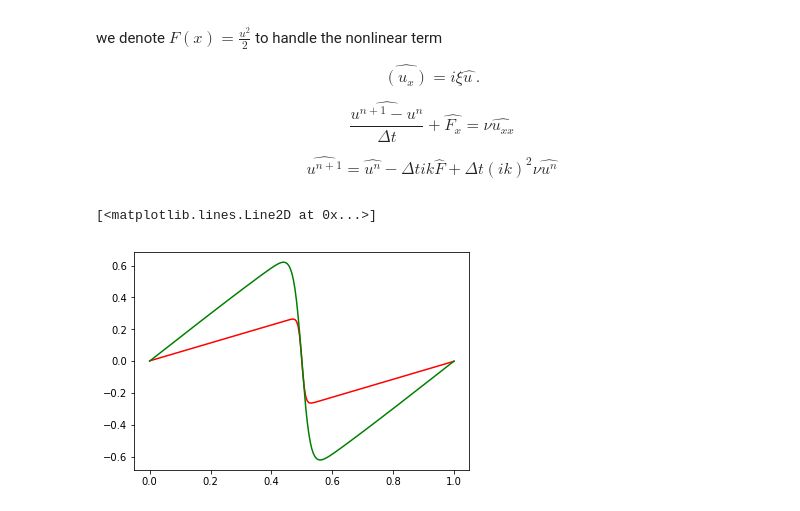
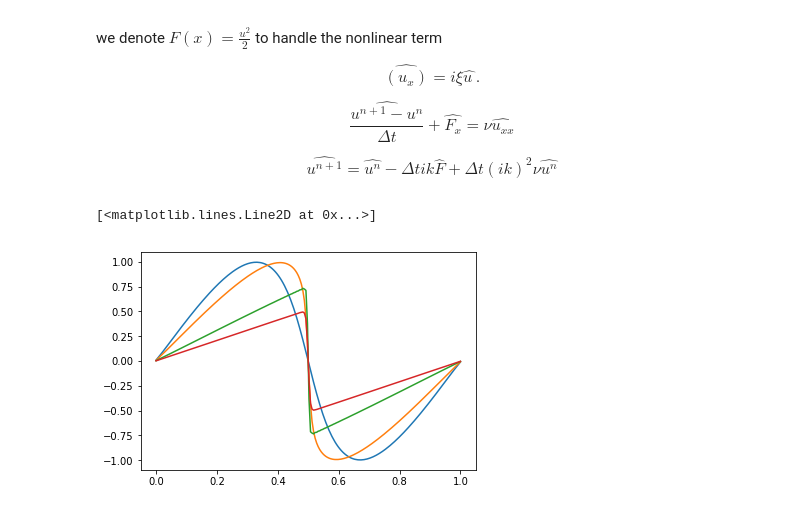
Before and after one commit to sq2157/APMA-4301-Numerical-Method, a Jupyter notebook: project.ipynb, the cells around one changed output. Drawn from its saved outputs; the diff is of its cells as text; code cells hidden in the pictures.

```diff
--- a/project.ipynb
+++ b/project.ipynb
@@ -361,7 +350,7 @@ def implicit(U_0,m,t_0,t_f,nu):
     # Initial condition
     x = numpy.linspace(0, 1, m)
     delta_x = x[1]- x[0]
-    dt = delta_x
+    dt = 0.1*delta_x
     N=int((t_f-t_0)/dt+1)
     delta_t = (t_f-t_0)/N
     U = U_0.copy()
@@ -420,0 +393,14 @@ plt.show()
+# %%
+t_0=0
+m=200
+nu = 0.01
+x = numpy.linspace(0, 1, m)
+U_0 = numpy.sin(2*numpy.pi*x)
+t_range = numpy.array([0.1,0.5,1.0,5.0])
+fig = plt.figure()
+axes = fig.add_subplot(1, 1, 1)
+for t_f in t_range:
+    axes.plot(x, implicit(U_0,m,t_0,t_f,nu),label = 't=' + str(t_f))
+
+axes.legend()
+plt.show()
@@ -529,34 +519,39 @@ $$
 # %%
 import numpy.fft as fft
 t_0=0
 t_f=10
 
 m=200
+x = numpy.linspace(0, 1, m)
 nu = 0.01
-x = numpy.linspace(0, 1, m)
-delta_x = 1/(m-1)
-dt = delta_x
-N=int((t_f-t_0)/dt+1)
-delta_t = (t_f-t_0)/N
+def spectral(m,nu,t_0,t_f):
+    x = numpy.linspace(0, 1, m)
+    delta_x = 1/(m-1)
+    dt = delta_x
+    N=int((t_f-t_0)/dt+1)
+    delta_t = (t_f-t_0)/N
 
 
-L = 1.0
-M = fft.fftfreq(m, 1.0 / m)
-M_odd = M[numpy.nonzero(numpy.ravel(numpy.mod(M, 2)))]
-k = M / L
+    L = 1.0
+    M = fft.fftfreq(m, 1.0 / m)
+    M_odd = M[numpy.nonzero(numpy.ravel(numpy.mod(M, 2)))]
+    k = M / L
 
-u=  numpy.sin(2*numpy.pi*x)
+    u=  numpy.sin(2*numpy.pi*x)
 
 
-for n in range(N):
-    ur=fft.fft(u)- delta_t*1.0j * k * fft.fft(u**2)/2 - delta_t * k**2 *nu *fft.fft(u)
-    u = fft.ifft(ur).real
+    for n in range(N):
+        ur=fft.fft(u)- delta_t*1.0j * k * fft.fft(u**2)/2 - delta_t * k**2 *nu *fft.fft(u)
+        u = fft.ifft(ur).real
+    return u
 
 
 fig = plt.figure()
 axes = fig.add_subplot(1, 1, 1)
-axes.plot(x, u, 'r')
-axes.plot(x,ufunc(x,0.5,nu),'g')
+axes.plot(x, spectral(m,nu,t_0,0.5))
+axes.plot(x, spectral(m,nu,t_0,1))
+axes.plot(x, spectral(m,nu,t_0,3))
+axes.plot(x, spectral(m,nu,t_0,5))
 # %% [output]
 [<matplotlib.lines.Line2D at 0x...>]
-[figure, old version]
+[figure, new version]
```
Also changed, not shown: parts of 15 cells of this notebook.
